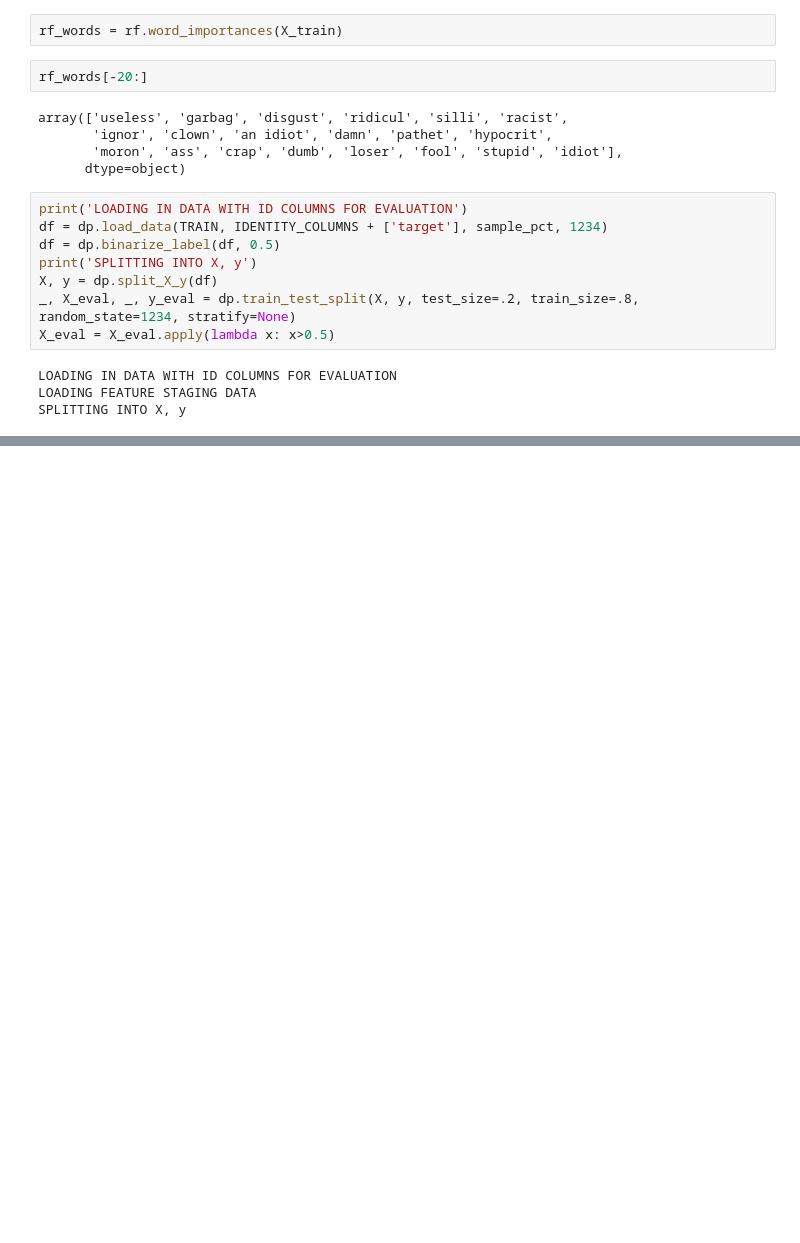
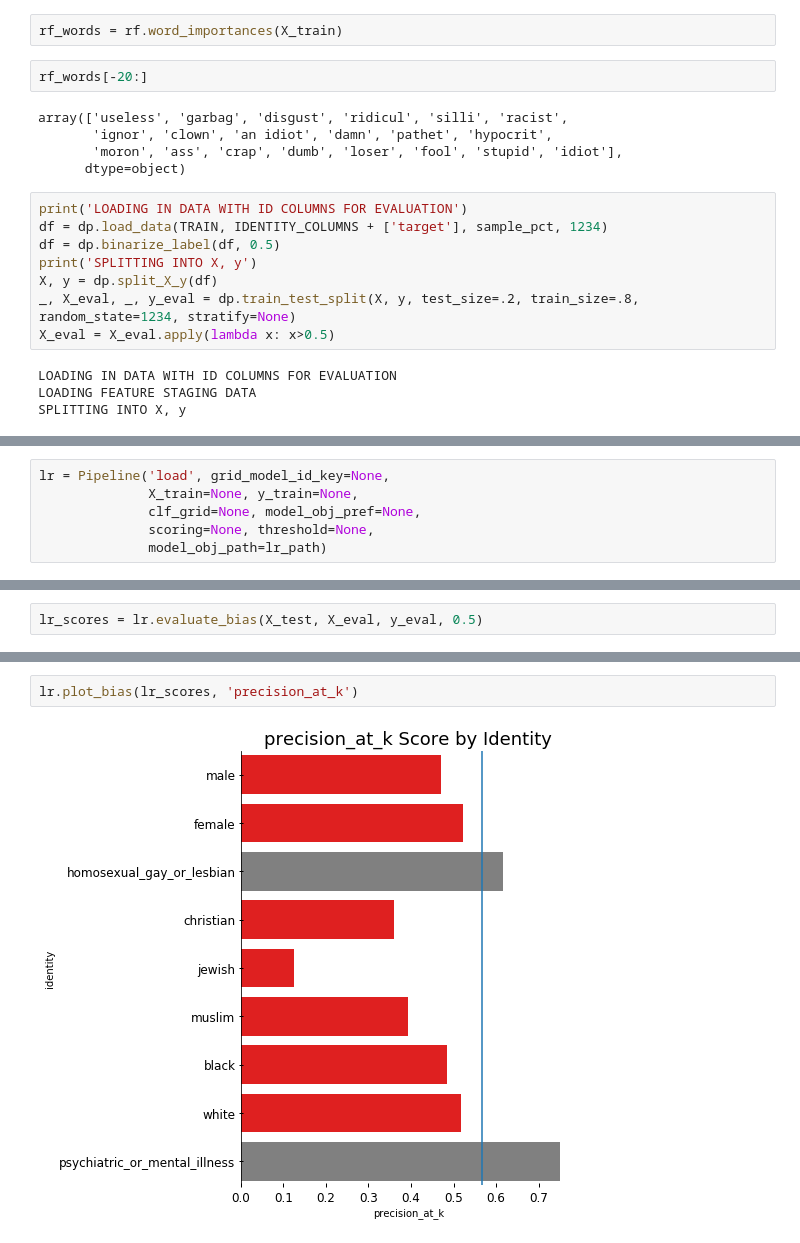
Before and after one commit to ElenaBadilloG/DetoxiPy, a Jupyter notebook: src/SKLEARN_MODELING.ipynb, the cells around one changed output, grey strips where cells are left out. Saved outputs shown, nothing was run; the diff lists cells and outputs as text; blank space fills up the shorter version.

```diff
--- a/src/SKLEARN_MODELING.ipynb
+++ b/src/SKLEARN_MODELING.ipynb
@@ -158,0 +166,6 @@ rf.plot_bias(scores, 'precision_at_k')
+# %%
+lr = Pipeline('load', grid_model_id_key=None,
+              X_train=None, y_train=None,
+              clf_grid=None, model_obj_pref=None,
+              scoring=None, threshold=None,
+              model_obj_path=lr_path)
@@ -158,0 +174,2 @@ rf.plot_bias(scores, 'precision_at_k')
+# %%
+lr_scores = lr.evaluate_bias(X_test, X_eval, y_eval, 0.5)
@@ -158,0 +190,4 @@ rf.plot_bias(scores, 'precision_at_k')
+# %%
+lr.plot_bias(lr_scores, 'precision_at_k')
+# %% [output]
+[figure, added]
```
Also changed, not shown: parts of 16 cells of this notebook, 1 other file.
